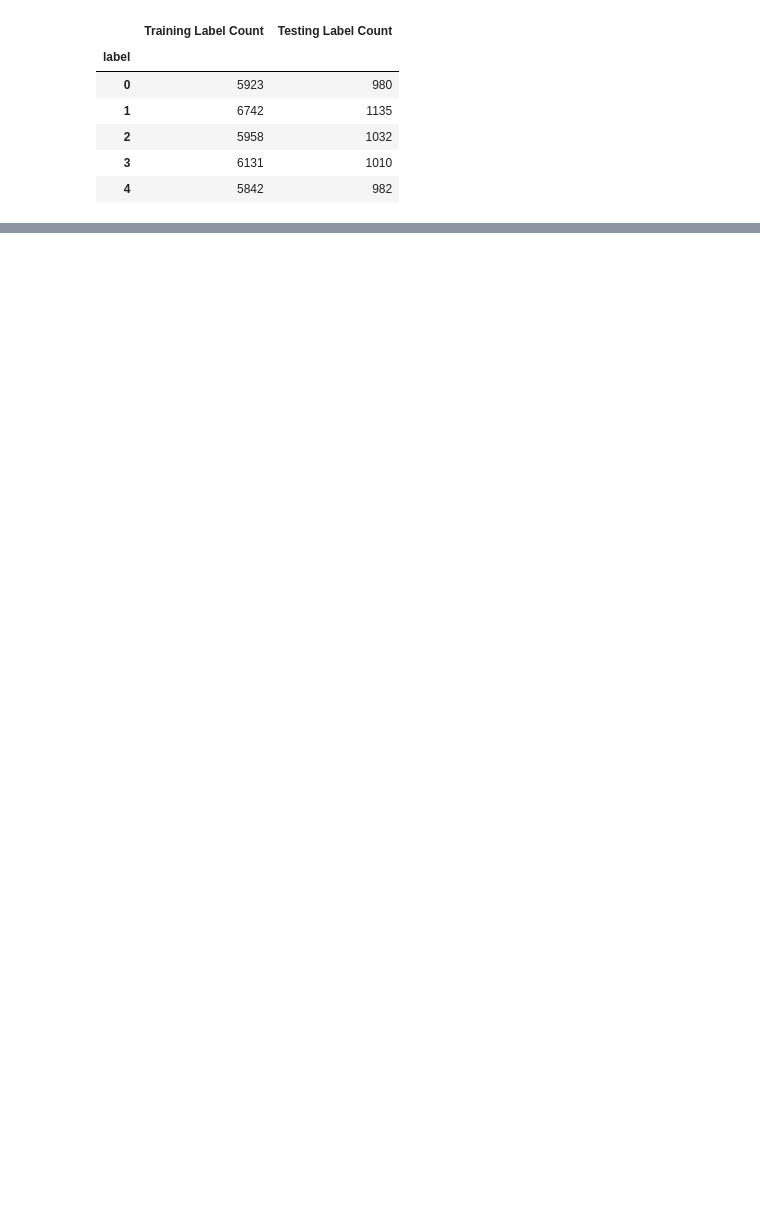
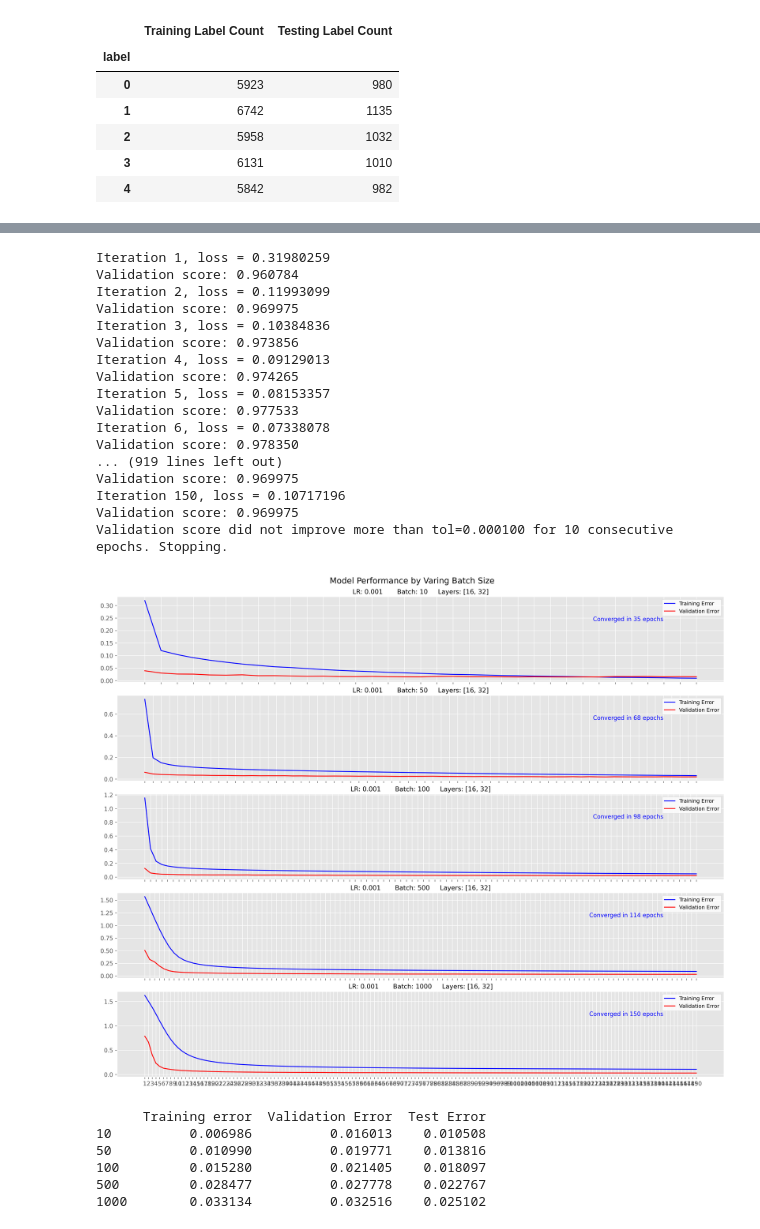
Before and after one commit to jayd719/ubiquitous-couscous, a Jupyter notebook: Assignment3/Task1.ipynb, the cells around one changed output, grey strips where cells are left out. Saved outputs shown, nothing was run; the diff lists cells and outputs as text; code cells hidden in the pictures; blank space fills up the shorter version.

```diff
--- a/Assignment3/Task1.ipynb
+++ b/Assignment3/Task1.ipynb
@@ -83,0 +136,6 @@ updated_labels
+# %%
+def get_errors(modle,X_train,y_train,X_val,y_val,X_test,y_test):
+    train_error = 1 - accuracy_score(y_train, modle.predict(X_train))
+    validation_error = 1 - accuracy_score(y_val, modle.predict(X_val))
+    test_error = 1 - accuracy_score(y_test, modle.predict(X_test))
+    return train_error,validation_error,test_error
@@ -83,0 +301,43 @@ updated_labels
+# %%
+# Try 5 different mini-batch sizes, from 10 to 1000. What happens to the convergence properties of the NN
+fig, axes = plt.subplots(
+    nrows=len(lrs), ncols=1, figsize=(15, 12), dpi=300, constrained_layout=True
+)
+fig.suptitle(
+    "Model Performance by Varing Batch Size", y=1.02, fontsize=14, color="black"
+)
+
+results = {}
+for i, size in enumerate(batches):
+    model = train_and_plot(ALPHA, size, NUM_HIDDN,X_train, y_train, axes[i])
+    results.update(
+        {size: get_errors(model, X_train, y_train, X_val, y_val, X_test, y_test)}
+    )
+    del model
+plt.show()
+plot_error_results(results, "Batch Size")
+# %% [output]
+Iteration 1, loss = 0.31980259
+Validation score: 0.960784
+Iteration 2, loss = 0.11993099
+Validation score: 0.969975
+Iteration 3, loss = 0.10384836
+Validation score: 0.973856
+Iteration 4, loss = 0.09129013
+Validation score: 0.974265
+Iteration 5, loss = 0.08153357
+Validation score: 0.977533
+Iteration 6, loss = 0.07338078
+Validation score: 0.978350
+... (919 lines left out)
+Validation score: 0.969975
+Iteration 150, loss = 0.10717196
+Validation score: 0.969975
+Validation score did not improve more than tol=0.000100 for 10 consecutive epochs. Stopping.
+[figure, added]
+      Training error  Validation Error  Test Error
+10          0.006986          0.016013    0.010508
+50          0.010990          0.019771    0.013816
+100         0.015280          0.021405    0.018097
+500         0.028477          0.027778    0.022767
+1000        0.033134          0.032516    0.025102
```
Also changed, not shown: parts of 33 cells of this notebook, 5 other files.
